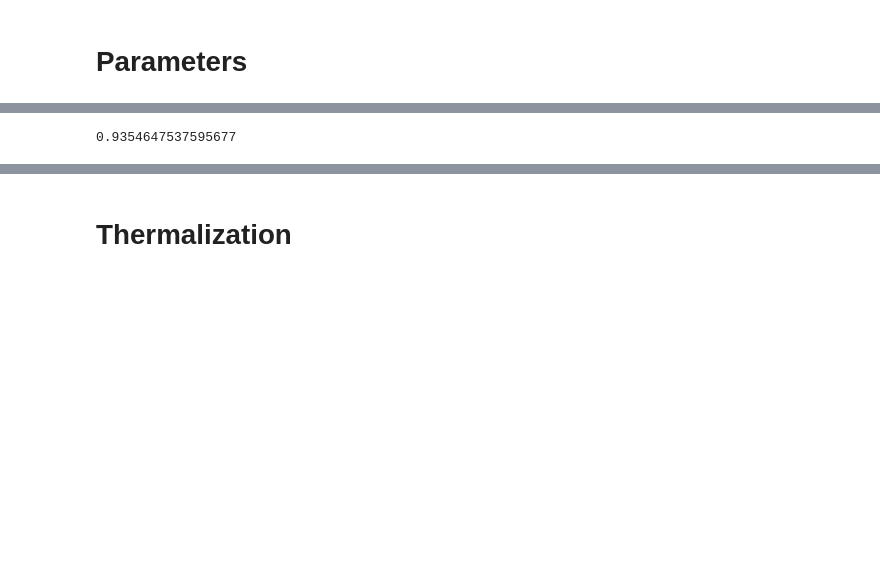
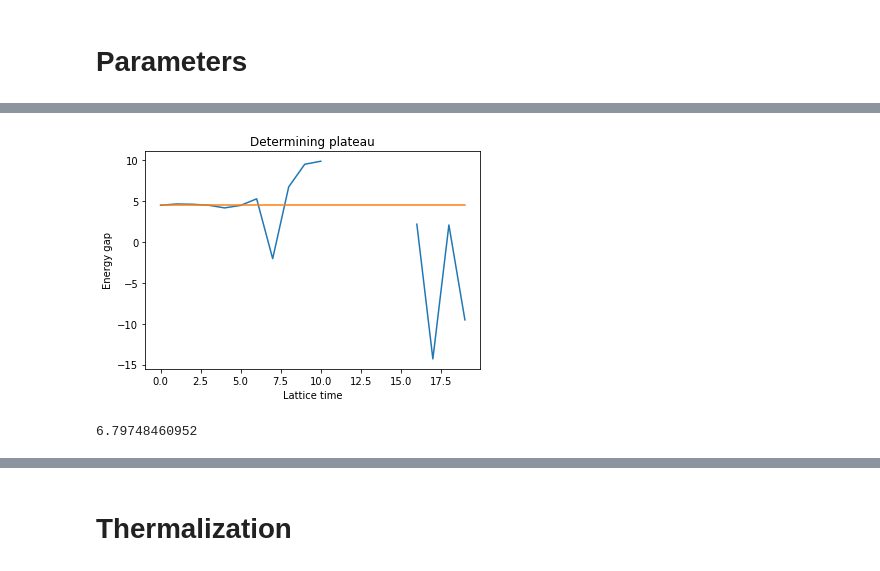
Before and after one commit to willrobs/ph353a3, a Jupyter notebook: Metropolis Algorithm.ipynb, the cells around one changed output, grey strips where cells are left out. Cells and saved outputs as stored; diff of their text form; code cells hidden in the pictures; blank space fills up the shorter version.

Commit message:
Add files via upload
calculating first excited state energy, now just errors

```diff
--- a/Metropolis Algorithm.ipynb
+++ b/Metropolis Algorithm.ipynb
@@ -395,4 +456,5 @@ calc(mu,m,a,num_iterations,lat_points) ####spring_const,mass,lattice_spacing,num
-# %%
-calc(mu,m,a,num_iterations,lat_points) ####spring_const,mass,lattice_spacing,num_config,num_lat_points
-# %% [output]
-0.9354647537595677
+# %%
+datai=excite(num_iterations,lat_points,results[2],a,m,mu) ##num_configurations,num_lat_points,raw_data,lattice_spacing,m,spring_constant
+# %% [output]
+[figure, added]
+6.79748460952
```
Also changed, not shown: parts of 15 cells of this notebook.
